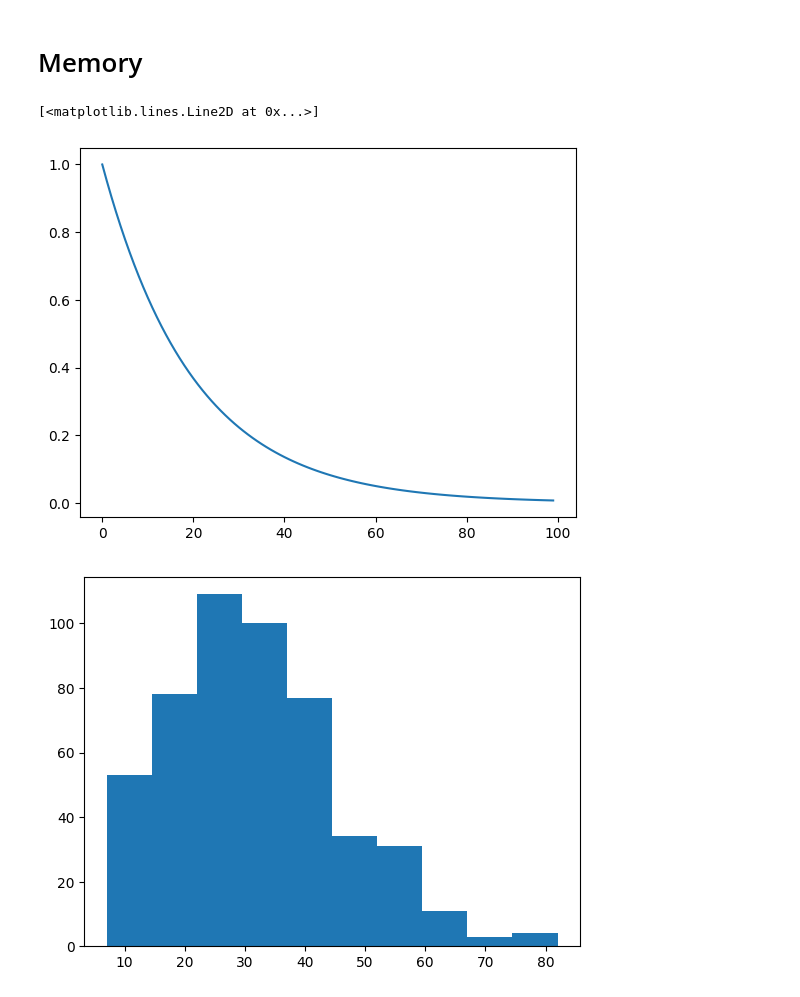
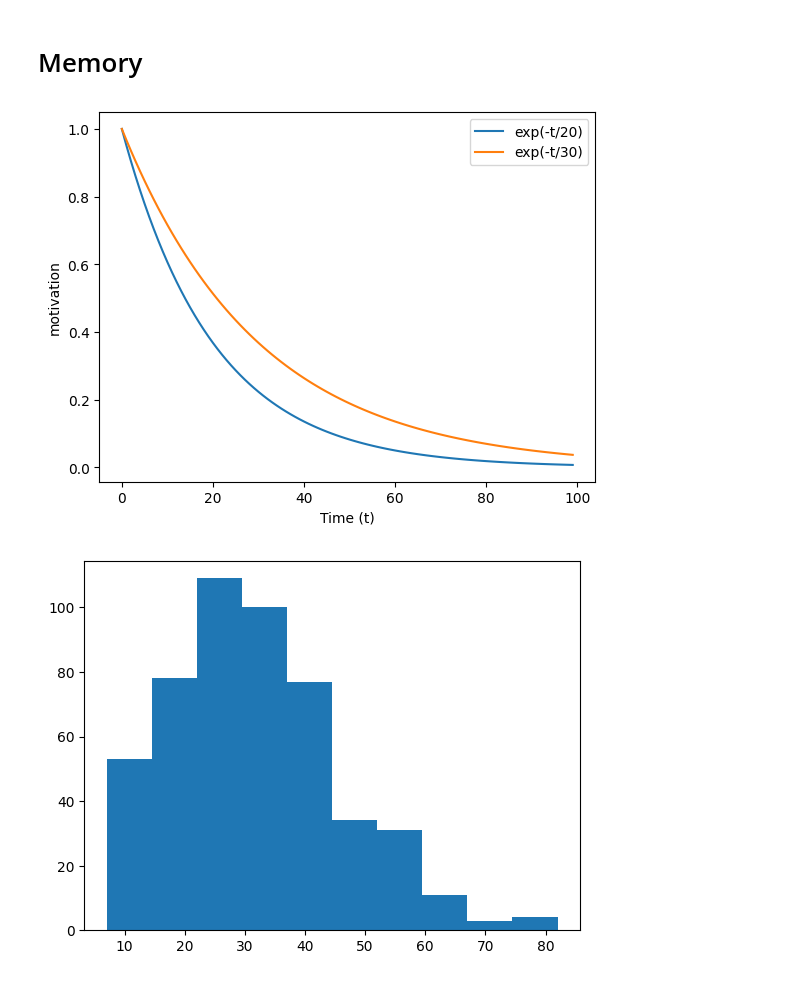
Before and after one commit to kleineidam/LeafTransport, a Jupyter notebook: ants.ipynb, the cells around one changed output. Drawn from its saved outputs; the diff is of its cells as text; code cells hidden in the pictures.

```diff
--- a/ants.ipynb
+++ b/ants.ipynb
@@ -22,11 +22,22 @@ plt.hist(leaves);
 # %% [markdown]
 # Memory
-# %%
-t = np.arange(100)
-plt.plot(t, np.exp(-t/20))
-# %% [output]
-[<matplotlib.lines.Line2D at 0x...>]
-[figure, removed]
+# %%
+t = np.arange(100)
+
+# First plot
+plt.plot(t, np.exp(-t/20), label="exp(-t/20)")
+
+# Second plot — for example, a linear decay
+plt.plot(t, np.exp(-t/30), label="exp(-t/30)")
+# Add legend and labels (optional but good practice)
+plt.xlabel("Time (t)")
+plt.ylabel("motivation")
+plt.legend()
+plt.grid(False)
+
+plt.show()
+# %% [output]
+[figure, added]
 # %%
 leaves = np.zeros(500)
 for i in range(len(leaves)):
```
Also changed, not shown: parts of 2 cells of this notebook.
